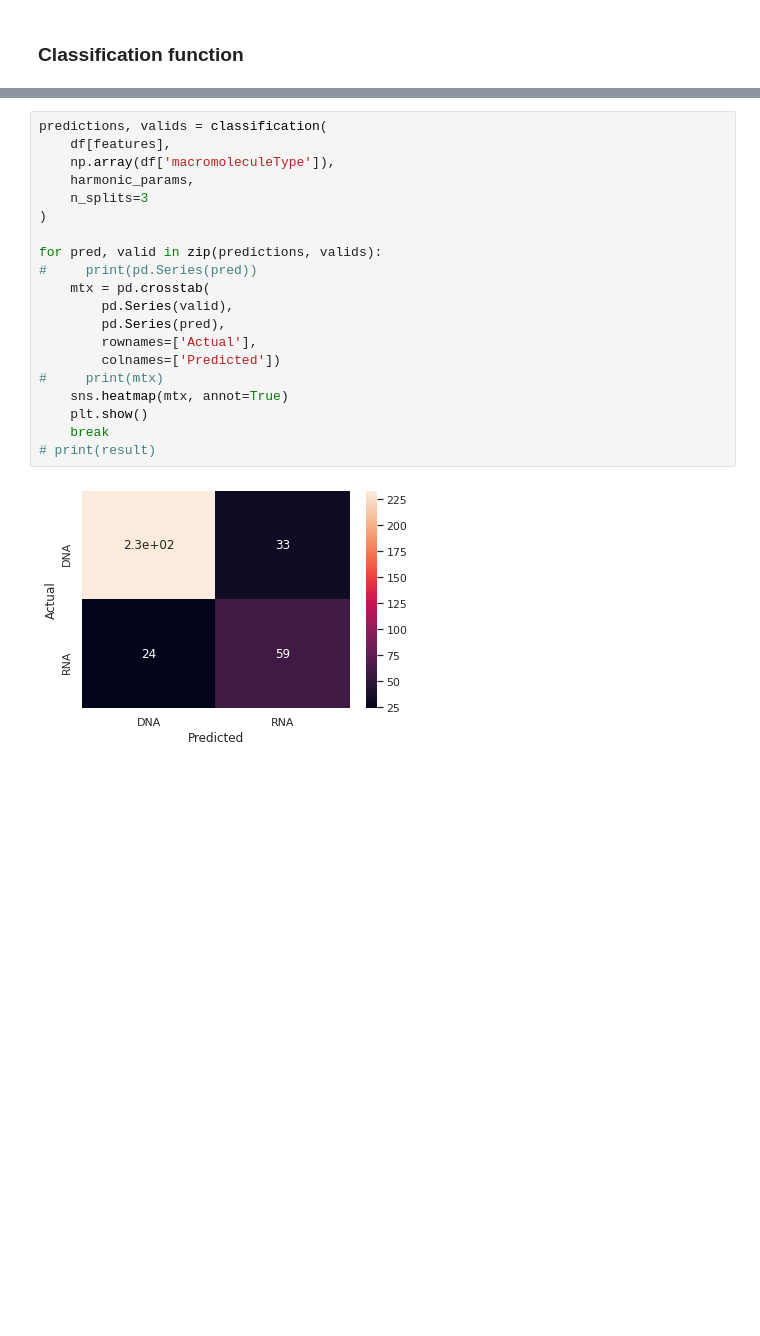
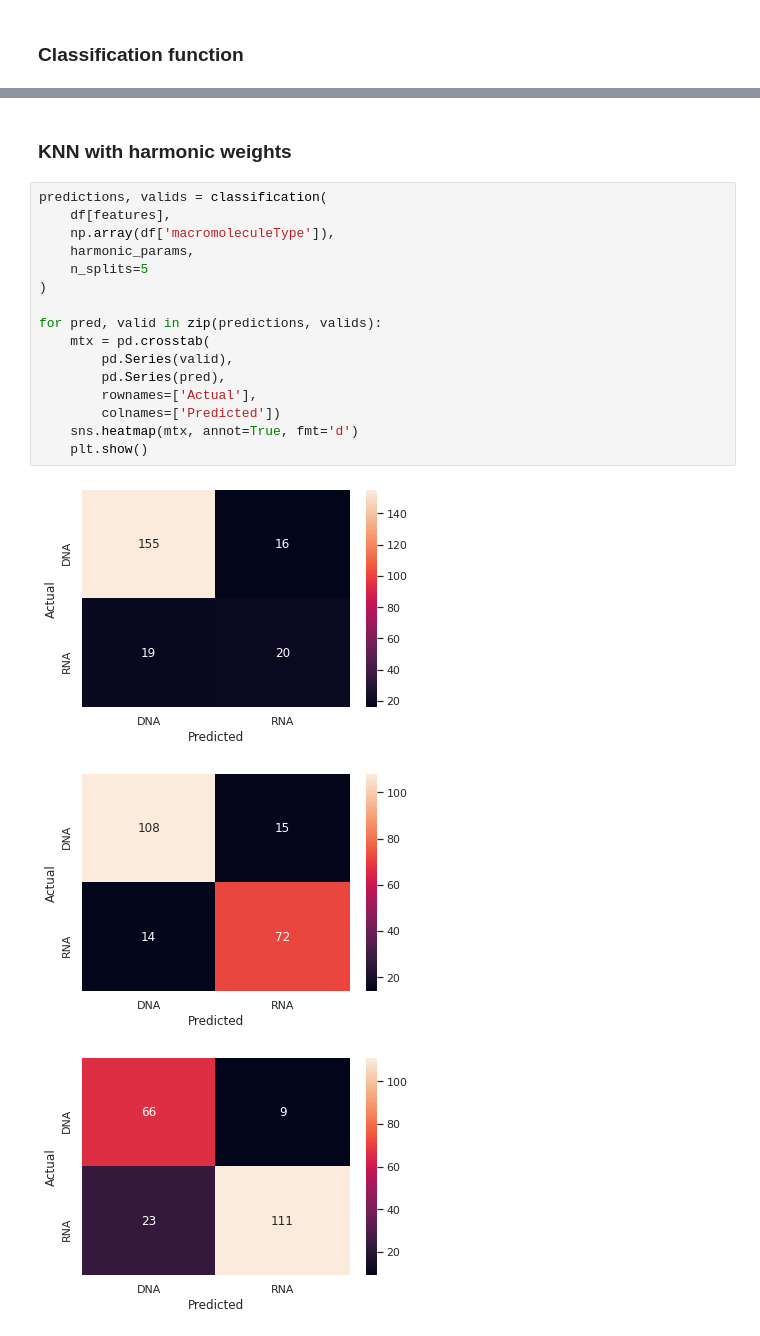
Before and after one commit to alanpbandeira/DAF-projects, a Jupyter notebook: protein_classification/notebooks/KNN-Experiments.ipynb, the cells around one changed output, grey strips where cells are left out. Saved outputs shown, nothing was run; the diff lists cells and outputs as text; blank space fills up the shorter version.

Commit message:
plotting done

```diff
--- a/protein_classification/notebooks/KNN-Experiments.ipynb
+++ b/protein_classification/notebooks/KNN-Experiments.ipynb
@@ -294,23 +278,23 @@ def classification(
     return results, valids
+# %% [markdown]
+### KNN with harmonic weights
 # %%
 predictions, valids = classification(
     df[features],
     np.array(df['macromoleculeType']),
     harmonic_params,
-    n_splits=3
+    n_splits=5
 )
 
 for pred, valid in zip(predictions, valids):
-#     print(pd.Series(pred))
     mtx = pd.crosstab(
         pd.Series(valid),
         pd.Series(pred),
         rownames=['Actual'],
         colnames=['Predicted'])
-#     print(mtx)
-    sns.heatmap(mtx, annot=True)
+    sns.heatmap(mtx, annot=True, fmt='d')
     plt.show()
-    break
-# print(result)
 # %% [output]
-[figure, old version]
+[figure, new version]
+[figure, added]
+[figure, added]
```
Also changed, not shown: parts of 8 cells of this notebook.
